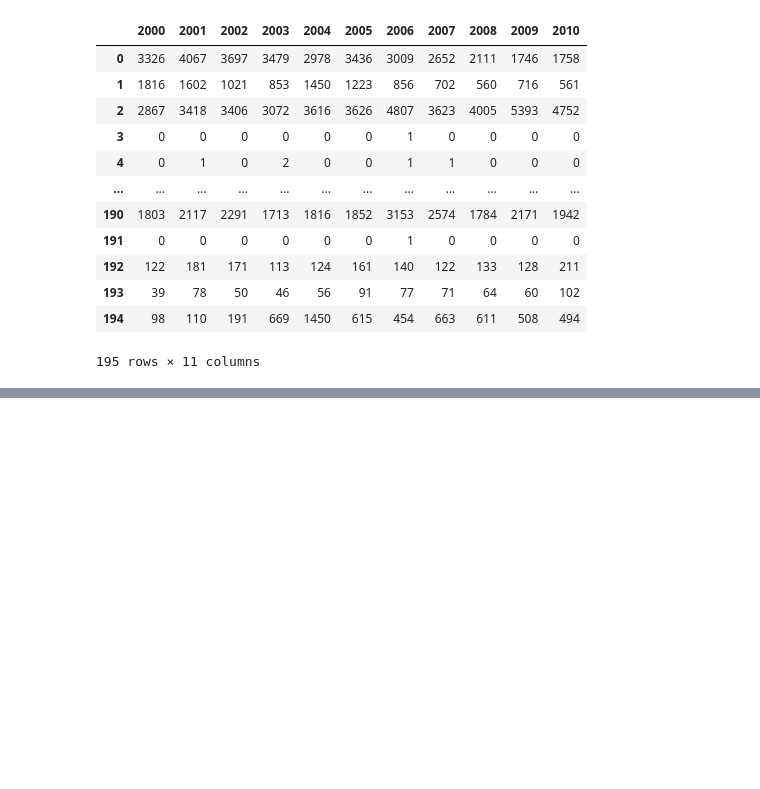
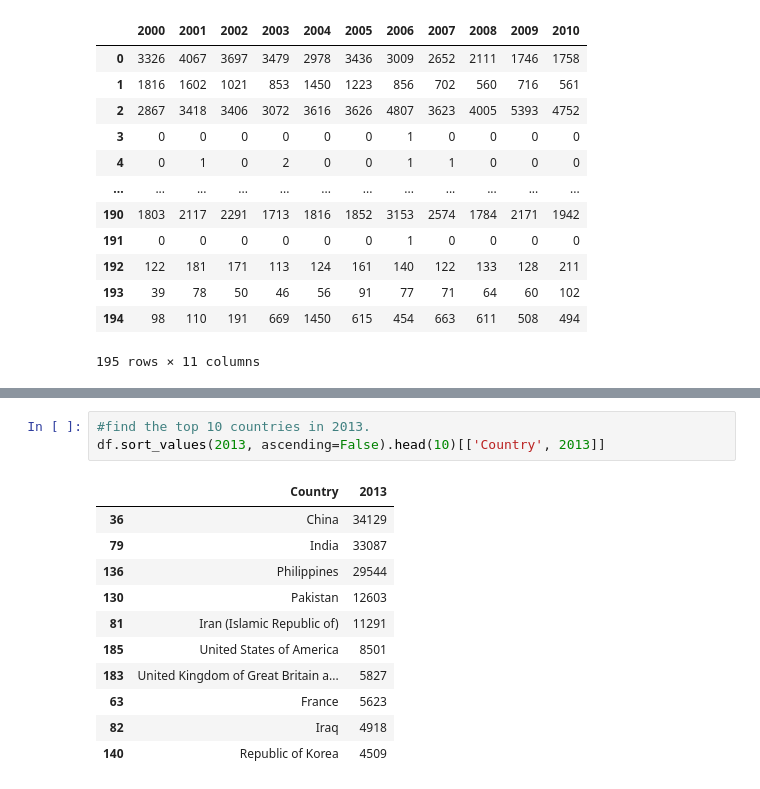
Before and after one commit to nikita1308290/python, a Jupyter notebook: datascience/pandas_intro.ipynb, the cells around one changed output, grey strips where cells are left out. Saved outputs shown, nothing was run; the diff lists cells and outputs as text; blank space fills up the shorter version.

```diff
--- a/datascience/pandas_intro.ipynb
+++ b/datascience/pandas_intro.ipynb
@@ -241,0 +321,15 @@ df[range(2000, 2011)]
+# %%
+#find the top 10 countries in 2013.
+df.sort_values(2013, ascending=False).head(10)[['Country', 2013]]
+# %% [output]
+|  | Country | 2013 |
+| 36 | China | 34129 |
+| 79 | India | 33087 |
+| 136 | Philippines | 29544 |
+| 130 | Pakistan | 12603 |
+| 81 | Iran (Islamic Republic of) | 11291 |
+| 185 | United States of America | 8501 |
+| 183 | United Kingdom of Great Britain a... | 5827 |
+| 63 | France | 5623 |
+| 82 | Iraq | 4918 |
+| 140 | Republic of Korea | 4509 |
```
Also changed, not shown: parts of 9 cells of this notebook.
